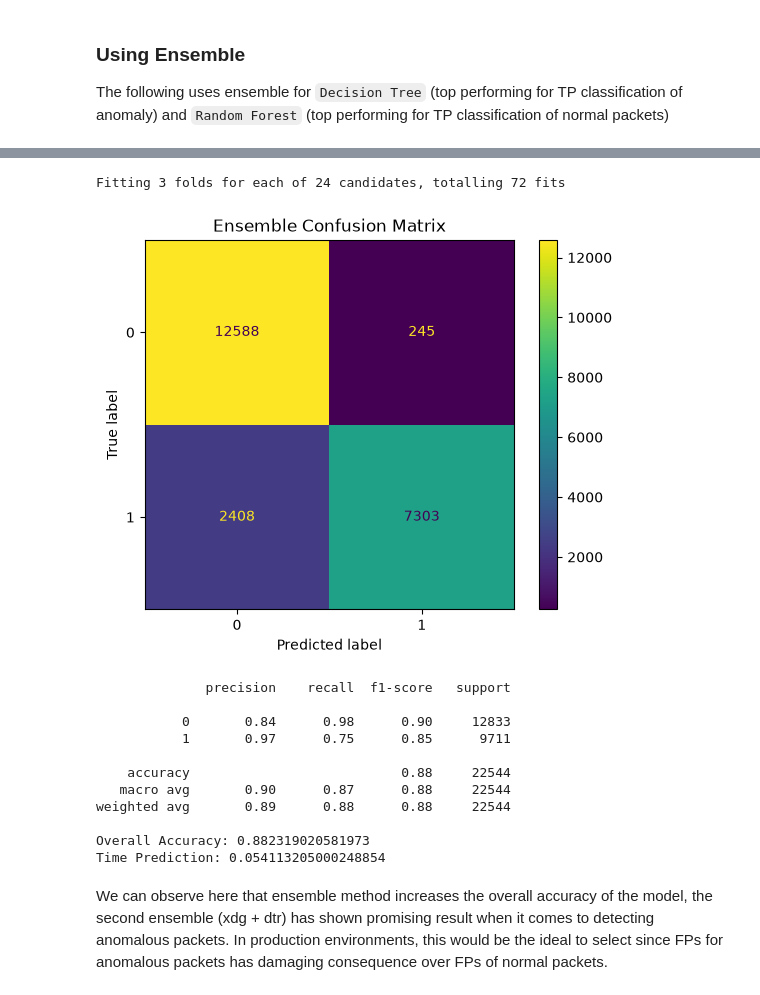
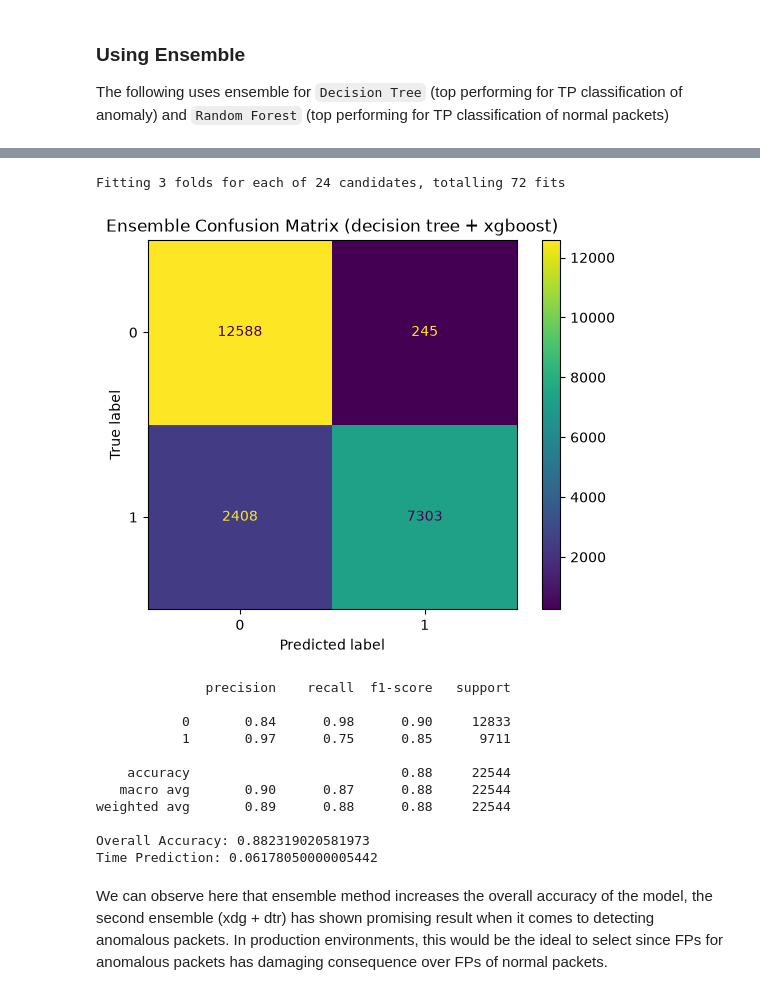
Before and after one commit to hubymeme22/network-security-ids-ml, a Jupyter notebook: experiments/model_training.ipynb, the cells around one changed output, grey strips where cells are left out. Drawn from its saved outputs; the diff is of its cells as text; code cells hidden in the pictures.

```diff
--- a/experiments/model_training.ipynb
+++ b/experiments/model_training.ipynb
@@ -386,35 +386,35 @@ base_models = [
     ("dtr", decision_tree_model),
     ("xdg", grid_search)
 ]
 
 voting_classifier = VotingClassifier(
     estimators=base_models,
     voting="hard",
 )
 
 voting_classifier.fit(x_scaled, y_train)
 
 t_voting_classifier = time.perf_counter()
 y_pred_voting_classifier = voting_classifier.predict(x_test_scaled)
 t_voting_classifier = time.perf_counter() - t_voting_classifier
 
 confusion_pred_voting_class = confusion_matrix(y_test, y_pred_voting_classifier)
 voting_classifier_display = ConfusionMatrixDisplay(
     confusion_matrix=confusion_pred_voting_class,
     display_labels=voting_classifier.classes_
 )
 
 voting_classifier_display.plot()
 
-plt.title("Ensemble Confusion Matrix")
+plt.title("Ensemble Confusion Matrix (decision tree + xgboost)")
 plt.show()
 
 print(classification_report(y_test, y_pred_voting_classifier))
 print("Overall Accuracy:", accuracy_score(y_test, y_pred_voting_classifier))
 print("Time Prediction:", t_voting_classifier)
 # %% [output]
 Fitting 3 folds for each of 24 candidates, totalling 72 fits
-[figure, old version]
+[figure, new version]
               precision    recall  f1-score   support
 
            0       0.84      0.98      0.90     12833
@@ -425,6 +425,6 @@ Fitting 3 folds for each of 24 candidates, totalling 72 fits
 weighted avg       0.89      0.88      0.88     22544
 
 Overall Accuracy: 0.882319020581973
-Time Prediction: 0.054113205000248854
+Time Prediction: 0.06178050000005442
 # %% [markdown]
 We can observe here that ensemble method increases the overall accuracy of the model, the second ensemble (xdg + dtr) has shown promising result when it comes to detecting anomalous packets. In production environments, this would be the ideal to select since FPs for anomalous packets has damaging consequence over FPs of normal packets.
```
Also changed, not shown: parts of 6 cells of this notebook, 29 other files.
